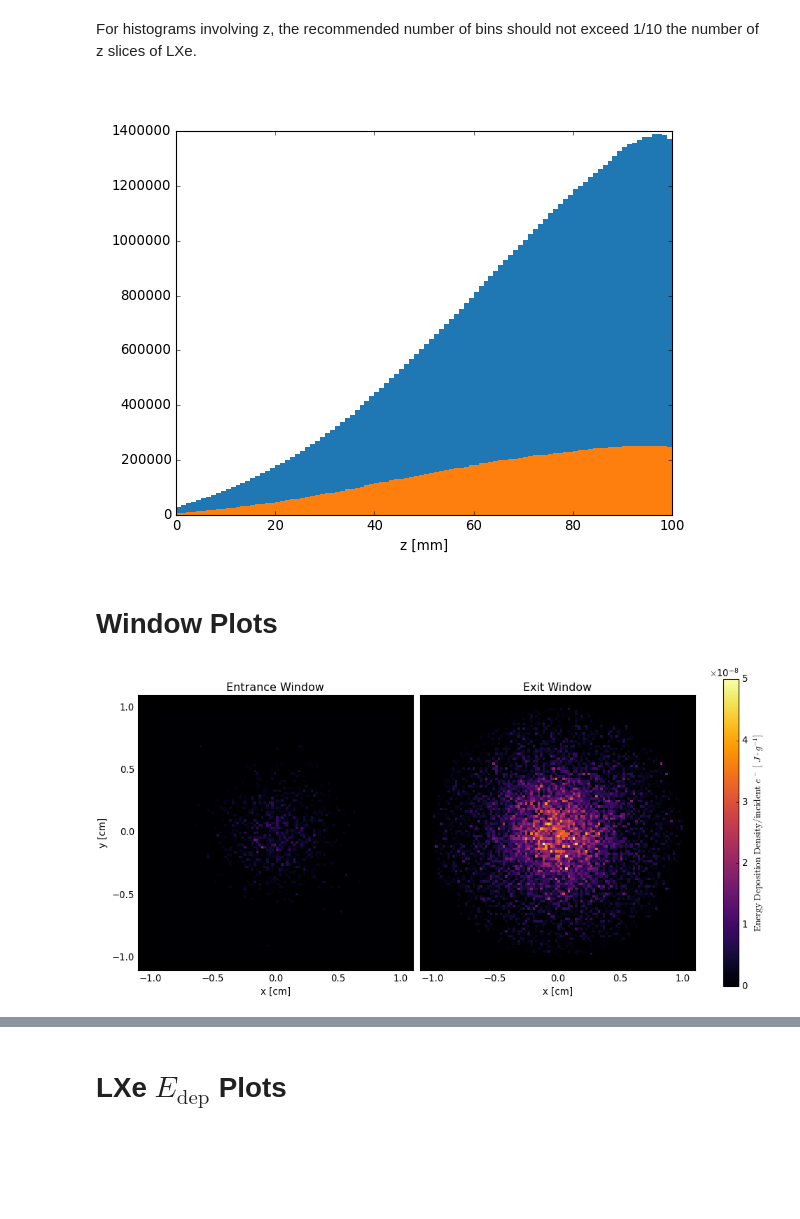
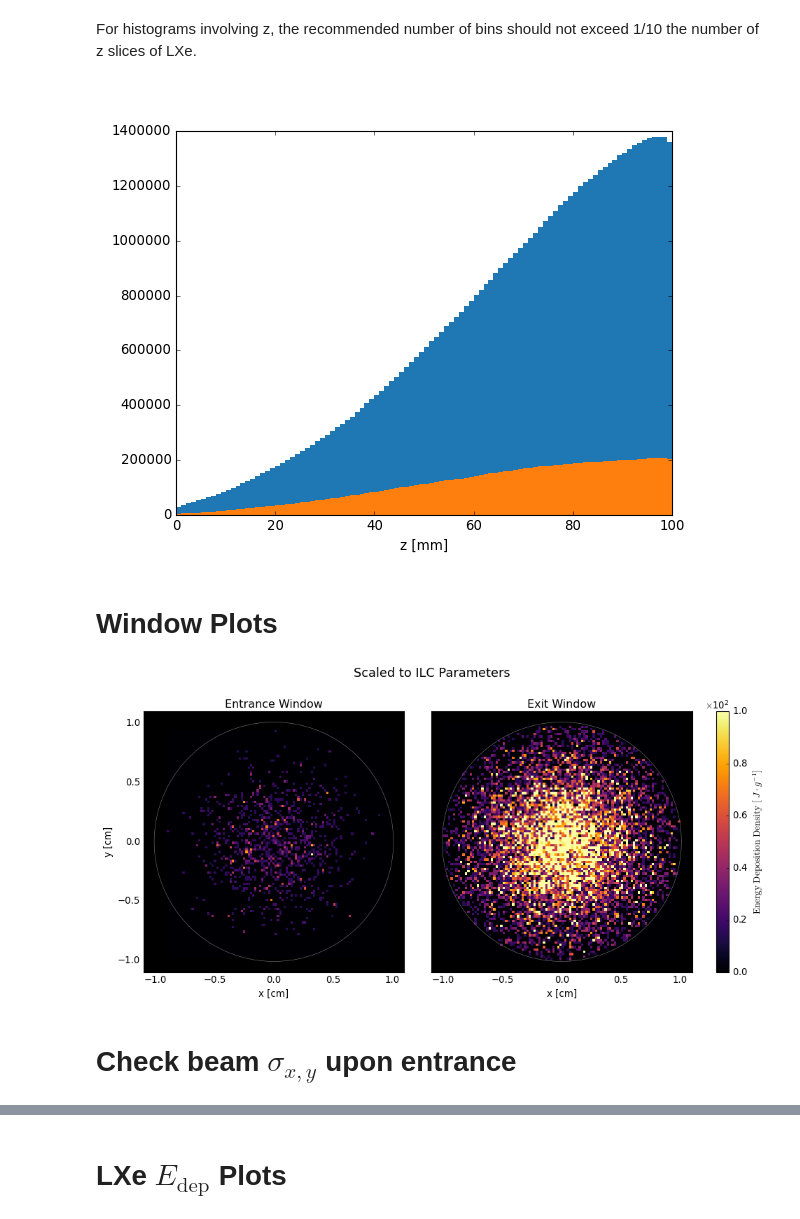
Before and after one commit to MaxVarverakis/G4Bl-LXeSims, a Jupyter notebook: analysis/zslice.ipynb, the cells around one changed output, grey strips where cells are left out. Saved outputs shown, nothing was run; the diff lists cells and outputs as text; code cells hidden in the pictures; blank space fills up the shorter version.

```diff
--- a/analysis/zslice.ipynb
+++ b/analysis/zslice.ipynb
@@ -16,9 +18,10 @@ plt.style.use('classic')
 # %% [markdown]
 # Load data
 # %%
-path = '/Users/max/SLAC Fall 2024/LXeSims/BeZ/'
+WinMat = "Be"
 
-WinMat = "Be"
+path = f"/Users/max/SLAC Fall 2024/LXeSims/{WinMat}_sigmaR_3mm_thickness_0.5mm"
+# path = '/Users/max/SLAC Fall 2024/LXeSims/Geant4_test'
 
 cols = 'x y z Px Py Pz t PDGid EventID TrackID ParentID Weight Edep VisibleEdep Ntracks'.split(' ')
 
@@ -27,10 +30,10 @@ with open("../analysis/z_sim_info.json", "r") as f:
 
 n_events = info["n_events"]
 
-df_LXe = pd.read_csv(path+'LXe.txt', skiprows=1, header=0, delim_whitespace=True, names=cols)
+df_LXe = pd.read_csv(path+"/LXe.txt", skiprows=1, header=0, delim_whitespace=True, names=cols)
 
-df_EntranceWin = pd.read_csv(path+'WinIn.txt', skiprows=1, header=0, delim_whitespace=True, names=cols)
-df_ExitWin = pd.read_csv(path+'WinOut.txt', skiprows=1, header=0, delim_whitespace=True, names=cols)
+df_EntranceWin = pd.read_csv(path+"/WinIn.txt", skiprows=1, header=0, delim_whitespace=True, names=cols)
+df_ExitWin = pd.read_csv(path+"/WinOut.txt", skiprows=1, header=0, delim_whitespace=True, names=cols)
 
 # Electron charge in C
 e_charge = 1.602176634e-19
@@ -42,3 +47,8 @@ WinMass = WinVol * info["rho"][WinMat] # g
+# %%
+n_incident = 2.5e10
+n_bunches = 1312
+
+ILC_scale = n_bunches * n_incident / n_events
 # %% [markdown]
 # Slice info
 # %%
@@ -140,22 +157,24 @@ plt.hist(xz['z'], bins=bn, linewidth=0, facecolor = 'tab:orange')
 plt.xlabel('z [mm]')
 plt.show()
 # %% [output]
-[figure, old version]
+[figure, new version]
 # %% [markdown]
 # Window Plots
 # %%
+from matplotlib.patches import Circle
+
 WinKey = 'edd' # edep or edd
 
 
 names = ['Entrance Window', 'Exit Window']
-labels = {'edep': r'$E_{dep}\ \left[\mathrm{MeV}\right]$', 'edd': r'$\mathrm{Energy\ Deposition\ Density}/\mathrm{incident}\ e^-\ \left[\ J\cdot g^{-1}\right]$'}
+labels = {'edep': r'$E_{dep}\ \left[\mathrm{MeV}\right]$', 'edd': r'$\mathrm{Energy\ Deposition\ Density}\ \left[\ J\cdot g^{-1}\right]$'}
 WinEdep = [
     df_EntranceWin,
     df_ExitWin
     ]
 
 vmin = 0
-vmax = {'edep': 10, 'edd': 5e-8}
+vmax = {'edep': 10, 'edd': 1e2}
 n = 100 # n by n grid
 
 bin_vol = (2*info["WinProperties"]["r_window"]/n)**2 * info["WinProperties"]["Win_thickness"] # cm^3
@@ -166,6 +185,7 @@ WinEDD = []
 
 plt.close()
 fig, ax = plt.subplots(1, 2, sharey=True, figsize=(12,6), constrained_layout=True)
+plt.suptitle('Scaled to ILC Parameters\n', fontsize=16)
 for i in range(2):
     # Bin the Edep data to prepare for pcolormesh
     h = np.histogram2d(
@@ -185,38 +205,44 @@ for i in range(2):
 
     Edep_per_bin = h[0]
 
-    # Electron charge in C
-    e_charge = 1.602176634e-19
-
     # Extract Edep, convert MeV to J, divide by mass of bin
-    EDD = Edep_per_bin / mass[WinKey] # J/g
+    EDD = Edep_per_bin / mass[WinKey] * ILC_scale # J/g
 
     im = ax[i].pcolormesh(x_edges, y_edges, EDD.T,
         cmap='inferno',
         vmin=vmin,
         vmax=vmax[WinKey], # need to set these, otherwise the left subplot does not obey the colorbar
     )
 
 
     if WinKey != 'edd':
         EDD = Edep_per_bin / mass['edd']
     WinEDD.append([ x_edges, y_edges, EDD.T, x_bin_centers, y_bin_centers ])
 
-    ################################################
+
+    ######################################
+
+    # outline the window edges, with a slight fudge factor to endsure we aren't excluding any hits in the EDD calculations later on
+    circ = ax[i].add_patch(Circle((0,0), radius=info["WinProperties"]["r_window"] + 1e-2, facecolor='None', edgecolor='gray', lw=0.5))
+
+    ######################################
 
     # ax[i].autoscale_view()
     ax[i].set_xlabel('x [cm]')
     # ax[i].set_xticks(np.arange(-1,1.25,0.25))
     # ax[i].set_yticks(np.arange(-1,1.25,0.25))
     ax[i].set_xlim(-1.1,1.1)
     ax[i].set_title(names[i])
     ax[i].set_aspect('equal')
     ax[i].set_facecolor('black')
 ax[0].set_ylabel('y [cm]')
 ax[0].set_ylim(-1.1,1.1)
 cb = plt.colorbar(im, ax=ax[1], label=labels[WinKey])
 cb.formatter.set_useMathText(True)
 cb.formatter.set_powerlimits((0, 0))
+
 plt.show()
 # %% [output]
-[figure, old version]
+[figure, new version]
+# %% [markdown]
+# Check beam $\sigma_{x,y}$ upon entrance
```
Also changed, not shown: parts of 26 cells of this notebook, 5 other files.
